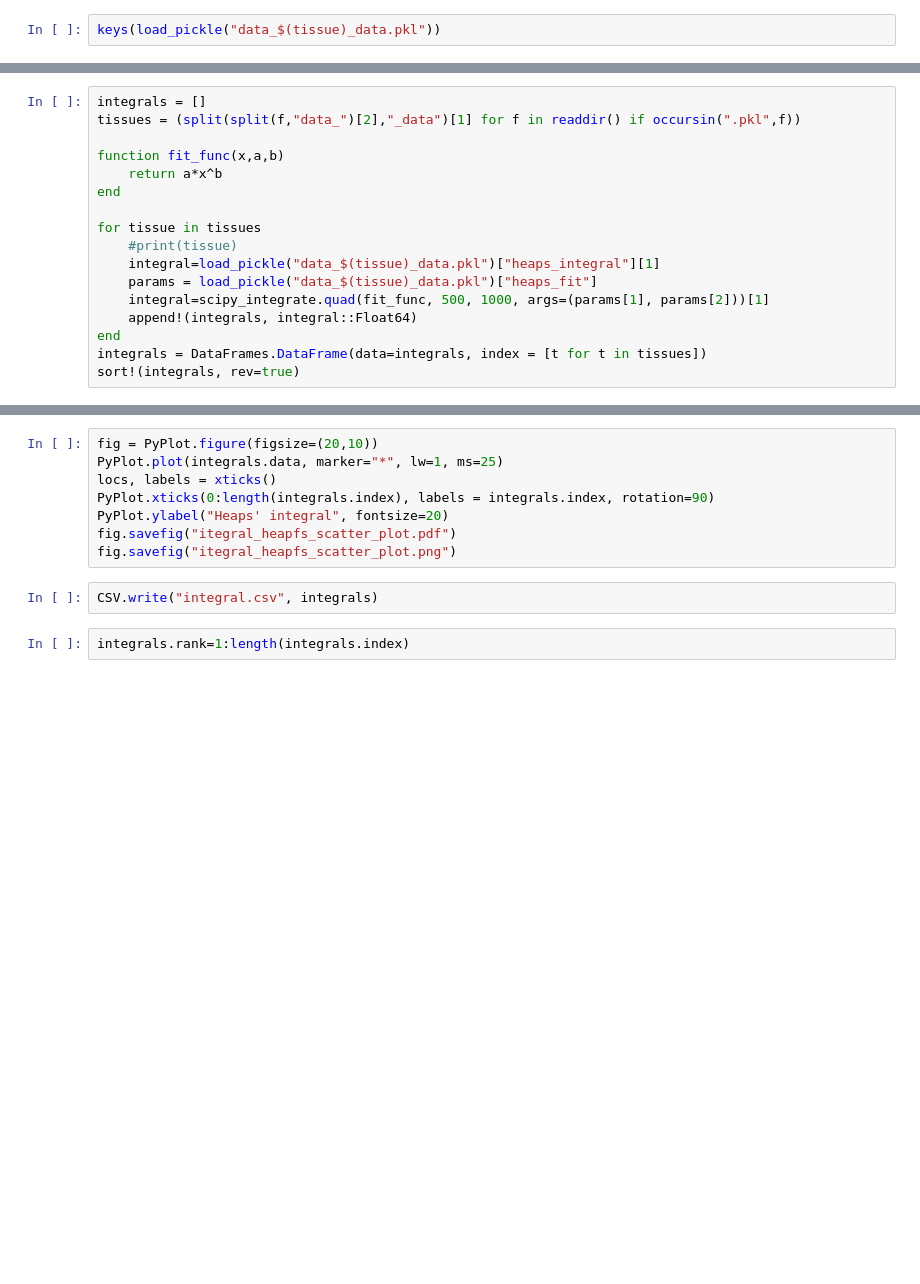
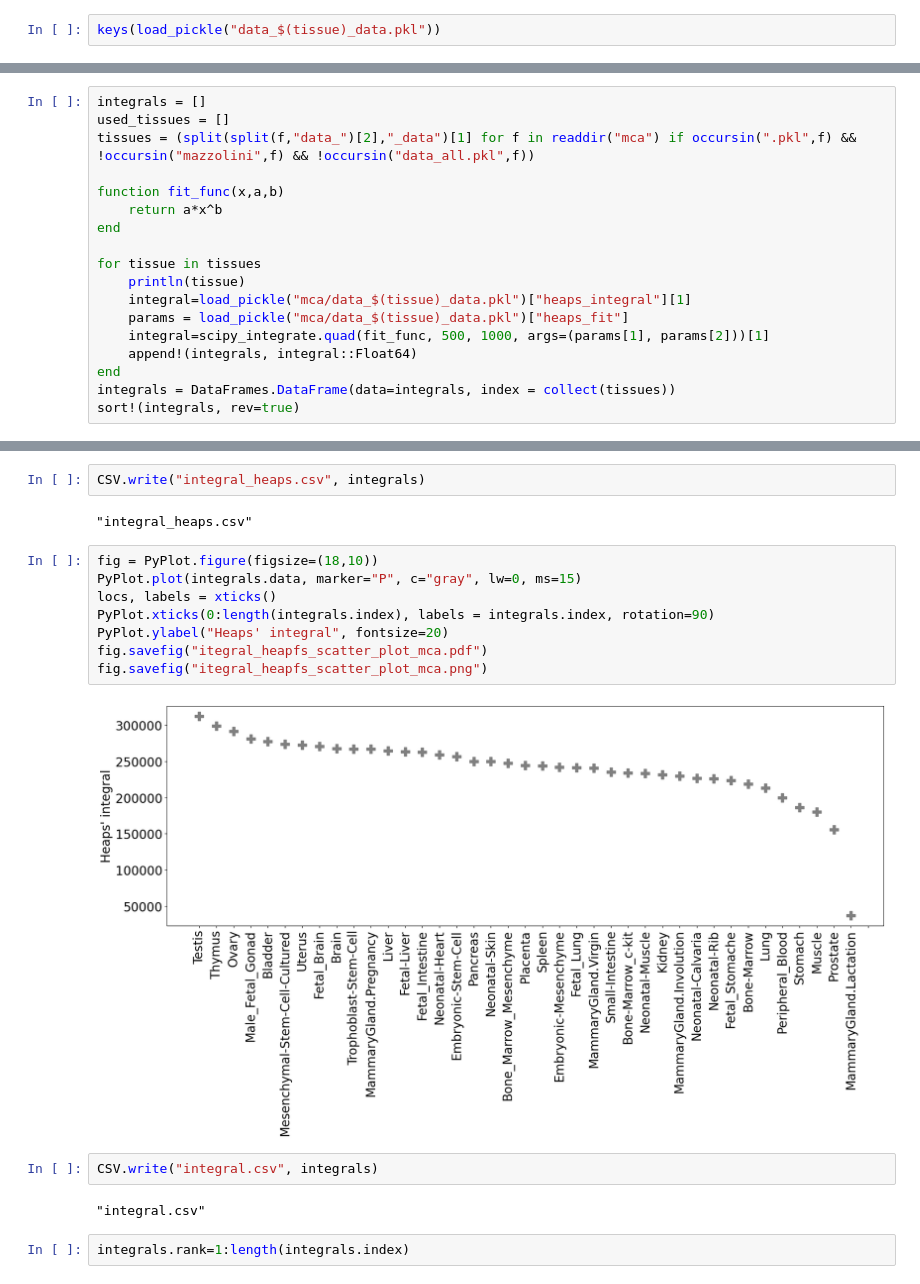
Before and after one commit to fvalle1/phd, a Jupyter notebook: mouse_Atlas/tissue.ipynb, the cells around one changed output, grey strips where cells are left out. Cells and saved outputs as stored; diff of their text form; blank space fills up the shorter version.

```diff
--- a/mouse_Atlas/tissue.ipynb
+++ b/mouse_Atlas/tissue.ipynb
@@ -172,17 +180,18 @@ keys(load_pickle("data_$(tissue)_data.pkl"))
 # %%
 integrals = []
-tissues = (split(split(f,"data_")[2],"_data")[1] for f in readdir() if occursin(".pkl",f))
+used_tissues = []
+tissues = (split(split(f,"data_")[2],"_data")[1] for f in readdir("mca") if occursin(".pkl",f) && !occursin("mazzolini",f) && !occursin("data_all.pkl",f))
 
 function fit_func(x,a,b)
     return a*x^b
 end
 
 for tissue in tissues
-    #print(tissue)
-    integral=load_pickle("data_$(tissue)_data.pkl")["heaps_integral"][1]
-    params = load_pickle("data_$(tissue)_data.pkl")["heaps_fit"]
+    println(tissue)
+    integral=load_pickle("mca/data_$(tissue)_data.pkl")["heaps_integral"][1]
+    params = load_pickle("mca/data_$(tissue)_data.pkl")["heaps_fit"]
     integral=scipy_integrate.quad(fit_func, 500, 1000, args=(params[1], params[2]))[1]
     append!(integrals, integral::Float64)
 end
-integrals = DataFrames.DataFrame(data=integrals, index = [t for t in tissues])
+integrals = DataFrames.DataFrame(data=integrals, index = collect(tissues))
 sort!(integrals, rev=true)
@@ -189,13 +235,21 @@ sort!(integrals, rev=true)
+# %%
+CSV.write("integral_heaps.csv", integrals)
+# %% [output]
+"integral_heaps.csv"
 # %%
-fig = PyPlot.figure(figsize=(20,10))
-PyPlot.plot(integrals.data, marker="*", lw=1, ms=25)
+fig = PyPlot.figure(figsize=(18,10))
+PyPlot.plot(integrals.data, marker="P", c="gray", lw=0, ms=15)
 locs, labels = xticks()
 PyPlot.xticks(0:length(integrals.index), labels = integrals.index, rotation=90)
 PyPlot.ylabel("Heaps' integral", fontsize=20)
-fig.savefig("itegral_heapfs_scatter_plot.pdf")
-fig.savefig("itegral_heapfs_scatter_plot.png")
+fig.savefig("itegral_heapfs_scatter_plot_mca.pdf")
+fig.savefig("itegral_heapfs_scatter_plot_mca.png")
+# %% [output]
+[figure, added]
 # %%
 CSV.write("integral.csv", integrals)
+# %% [output]
+"integral.csv"
 # %%
 integrals.rank=1:length(integrals.index)
 # %%
```
Also changed, not shown: parts of 9 cells of this notebook, 7 other files.
